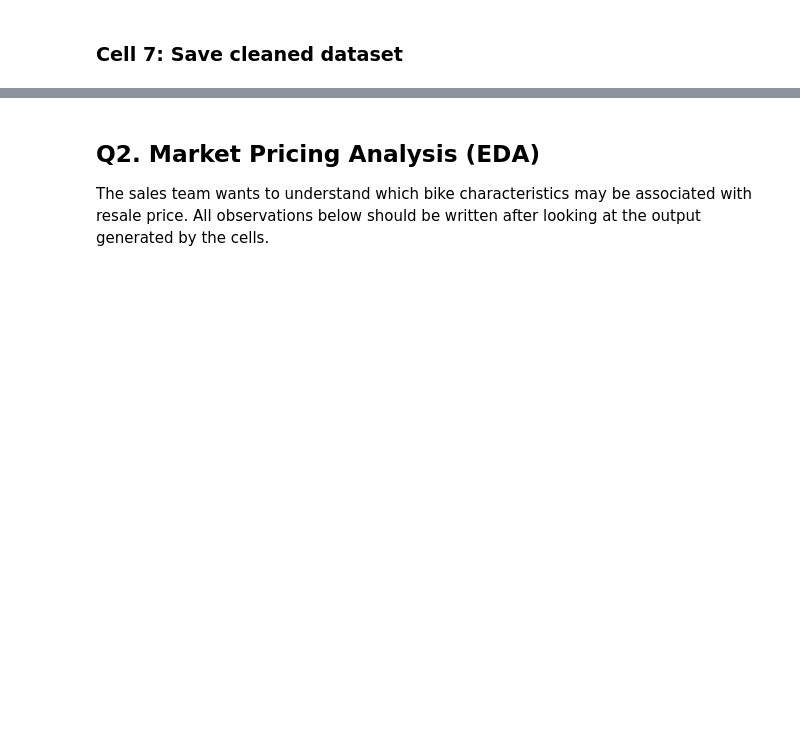
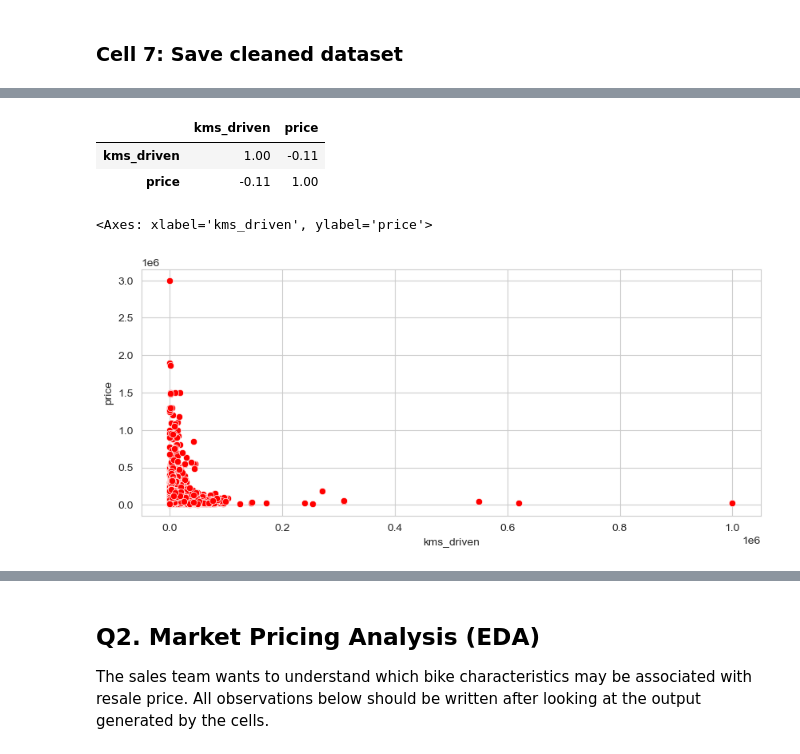
Before and after one commit to MohitPayasi/generative-ai-and-agents, a Jupyter notebook: Machine_learning/project/Used_Bike_Resale_Price_Estimation.ipynb, the cells around one changed output, grey strips where cells are left out. Cells and saved outputs as stored; diff of their text form; code cells hidden in the pictures; blank space fills up the shorter version.

```diff
--- a/Machine_learning/project/Used_Bike_Resale_Price_Estimation.ipynb
+++ b/Machine_learning/project/Used_Bike_Resale_Price_Estimation.ipynb
@@ -142,0 +263,18 @@ display(df_clean.head())
+# %%
+df_clean[['kms_driven','price']].corr()
+# %% [output]
+|  | kms_driven | price |
+| kms_driven | 1.00 | -0.11 |
+| price | -0.11 | 1.00 |
+# %%
+
+plot_data= df_clean.dropna(subset=['kms_driven','price'])
+if len(plot_data)>3000:
+    plot_data = plot_data.sample(3000, random_state=42)
+
+plt.figure(figsize=(10,4))
+
+sns.scatterplot(data= plot_data,x='kms_driven',y='price', color='red')
+# %% [output]
+<Axes: xlabel='kms_driven', ylabel='price'>
+[figure, added]
```
Also changed, not shown: parts of 46 cells of this notebook, 2 other files.
